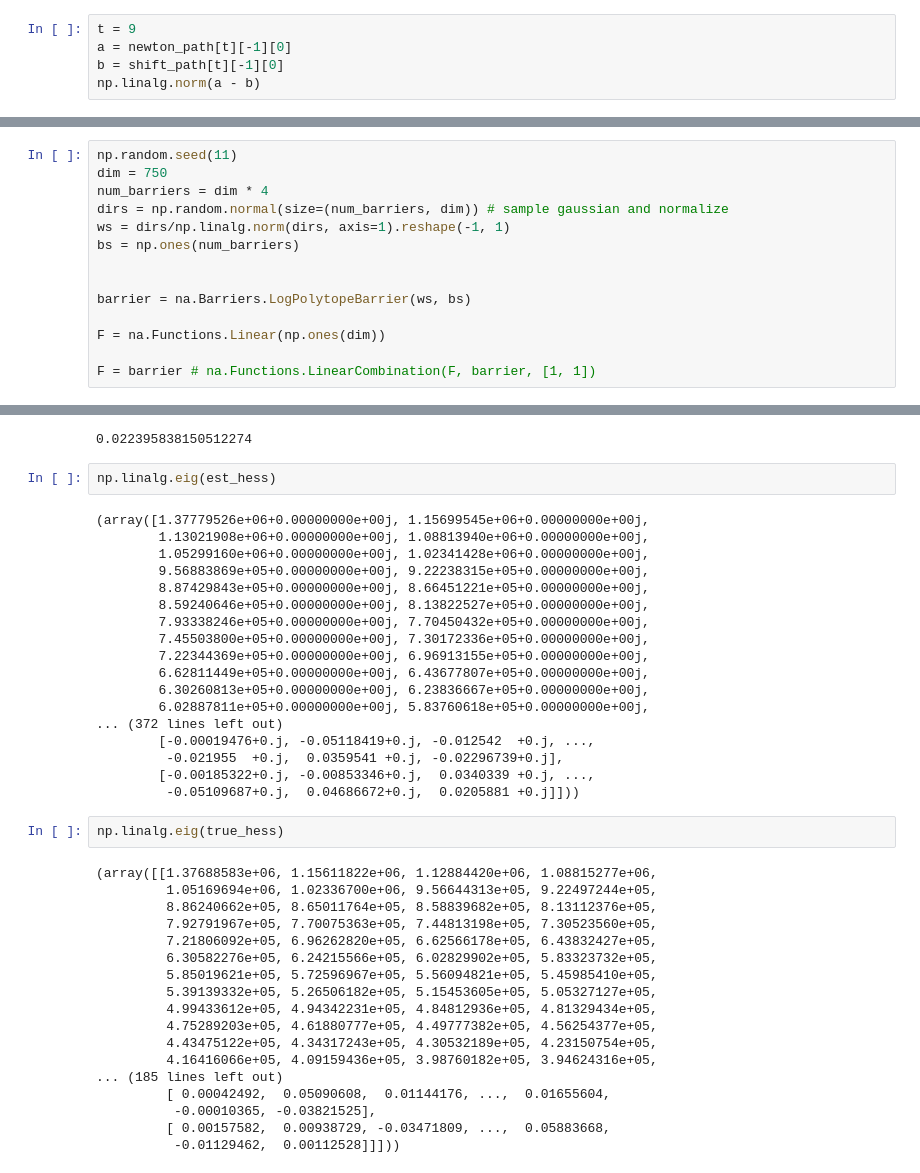
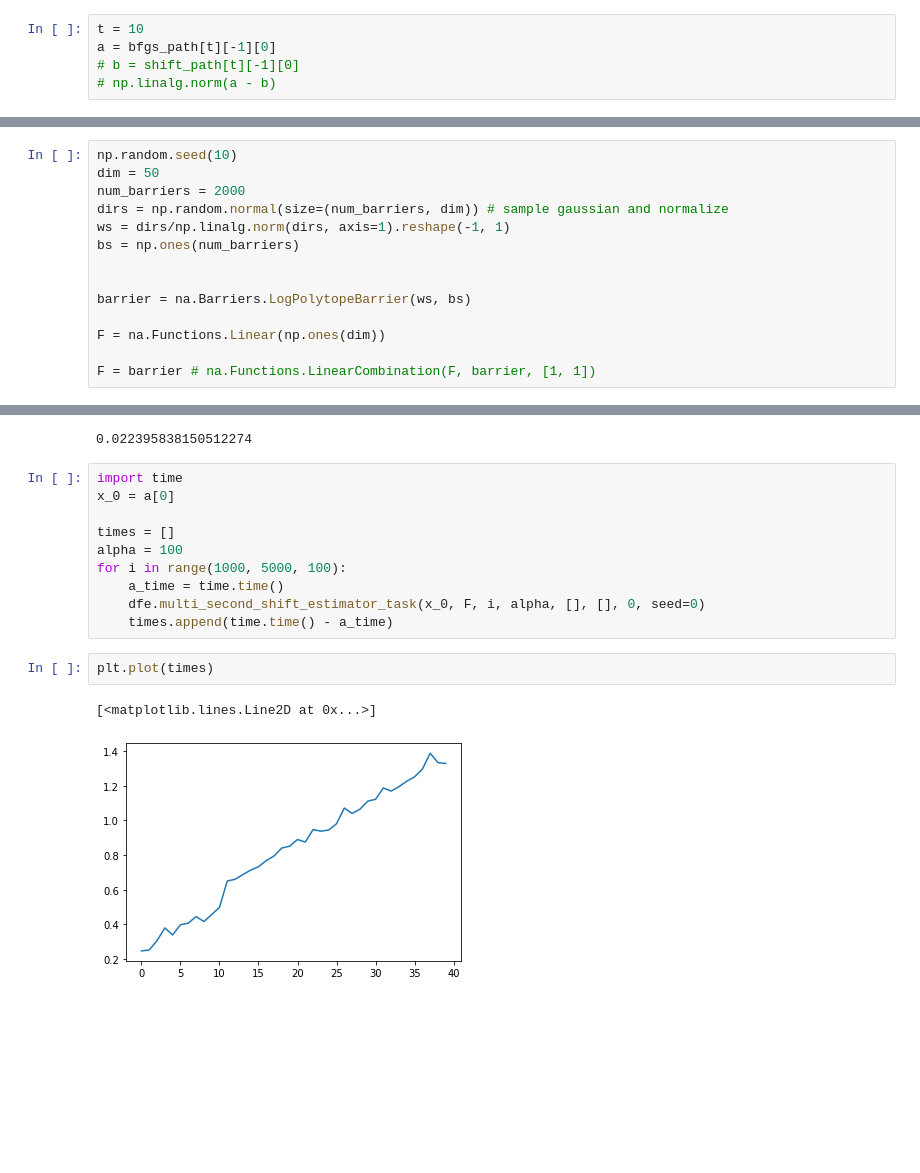
Before and after one commit to daniellengyel/new_adventure, a Jupyter notebook: notebooks/Opt_Comparisons.ipynb, the cells around one changed output, grey strips where cells are left out. Saved outputs shown, nothing was run; the diff lists cells and outputs as text; blank space fills up the shorter version.

```diff
--- a/notebooks/Opt_Comparisons.ipynb
+++ b/notebooks/Opt_Comparisons.ipynb
@@ -99,7 +99,7 @@ plt.plot(path_distance(bfgs_vals[:, 0], newton_vals[:, 0]))
 [<matplotlib.lines.Line2D at 0x...>]
 [figure]
 # %%
-t = 9
-a = newton_path[t][-1][0]
-b = shift_path[t][-1][0]
-np.linalg.norm(a - b)
+t = 10
+a = bfgs_path[t][-1][0]
+# b = shift_path[t][-1][0]
+# np.linalg.norm(a - b)
@@ -108,7 +106,7 @@ np.linalg.norm(a - b)
 # %%
-np.random.seed(11)
-dim = 750
-num_barriers = dim * 4
+np.random.seed(10)
+dim = 50
+num_barriers = 2000
 dirs = np.random.normal(size=(num_barriers, dim)) # sample gaussian and normalize
 ws = dirs/np.linalg.norm(dirs, axis=1).reshape(-1, 1)
 bs = np.ones(num_barriers)
@@ -133,43 +131,18 @@ np.linalg.norm(est_hess - true_hess)/np.linalg.norm(true_hess)
 np.linalg.norm(est_inv_hess - true_inv_hess)/np.linalg.norm(true_inv_hess)
 # %% [output]
 0.022395838150512274
-# %%
-np.linalg.eig(est_hess)
-# %% [output]
-(array([1.37779526e+06+0.00000000e+00j, 1.15699545e+06+0.00000000e+00j,
-        1.13021908e+06+0.00000000e+00j, 1.08813940e+06+0.00000000e+00j,
-        1.05299160e+06+0.00000000e+00j, 1.02341428e+06+0.00000000e+00j,
-        9.56883869e+05+0.00000000e+00j, 9.22238315e+05+0.00000000e+00j,
-        8.87429843e+05+0.00000000e+00j, 8.66451221e+05+0.00000000e+00j,
-        8.59240646e+05+0.00000000e+00j, 8.13822527e+05+0.00000000e+00j,
-        7.93338246e+05+0.00000000e+00j, 7.70450432e+05+0.00000000e+00j,
-        7.45503800e+05+0.00000000e+00j, 7.30172336e+05+0.00000000e+00j,
-        7.22344369e+05+0.00000000e+00j, 6.96913155e+05+0.00000000e+00j,
-        6.62811449e+05+0.00000000e+00j, 6.43677807e+05+0.00000000e+00j,
-        6.30260813e+05+0.00000000e+00j, 6.23836667e+05+0.00000000e+00j,
-        6.02887811e+05+0.00000000e+00j, 5.83760618e+05+0.00000000e+00j,
-... (372 lines left out)
-        [-0.00019476+0.j, -0.05118419+0.j, -0.012542  +0.j, ...,
-         -0.021955  +0.j,  0.0359541 +0.j, -0.02296739+0.j],
-        [-0.00185322+0.j, -0.00853346+0.j,  0.0340339 +0.j, ...,
-         -0.05109687+0.j,  0.04686672+0.j,  0.0205881 +0.j]]))
-# %%
-np.linalg.eig(true_hess)
-# %% [output]
-(array([[1.37688583e+06, 1.15611822e+06, 1.12884420e+06, 1.08815277e+06,
-         1.05169694e+06, 1.02336700e+06, 9.56644313e+05, 9.22497244e+05,
-         8.86240662e+05, 8.65011764e+05, 8.58839682e+05, 8.13112376e+05,
-         7.92791967e+05, 7.70075363e+05, 7.44813198e+05, 7.30523560e+05,
-         7.21806092e+05, 6.96262820e+05, 6.62566178e+05, 6.43832427e+05,
-         6.30582276e+05, 6.24215566e+05, 6.02829902e+05, 5.83323732e+05,
-         5.85019621e+05, 5.72596967e+05, 5.56094821e+05, 5.45985410e+05,
-         5.39139332e+05, 5.26506182e+05, 5.15453605e+05, 5.05327127e+05,
-         4.99433612e+05, 4.94342231e+05, 4.84812936e+05, 4.81329434e+05,
-         4.75289203e+05, 4.61880777e+05, 4.49777382e+05, 4.56254377e+05,
-         4.43475122e+05, 4.34317243e+05, 4.30532189e+05, 4.23150754e+05,
-         4.16416066e+05, 4.09159436e+05, 3.98760182e+05, 3.94624316e+05,
-... (185 lines left out)
-         [ 0.00042492,  0.05090608,  0.01144176, ...,  0.01655604,
-          -0.00010365, -0.03821525],
-         [ 0.00157582,  0.00938729, -0.03471809, ...,  0.05883668,
-          -0.01129462,  0.00112528]]]))
+# %%
+import time
+x_0 = a[0]
+
+times = []
+alpha = 100
+for i in range(1000, 5000, 100):
+    a_time = time.time()
+    dfe.multi_second_shift_estimator_task(x_0, F, i, alpha, [], [], 0, seed=0)
+    times.append(time.time() - a_time)
+# %%
+plt.plot(times)
+# %% [output]
+[<matplotlib.lines.Line2D at 0x...>]
+[figure, added]
```
Also changed, not shown: parts of 5 cells of this notebook, 6 other files.
